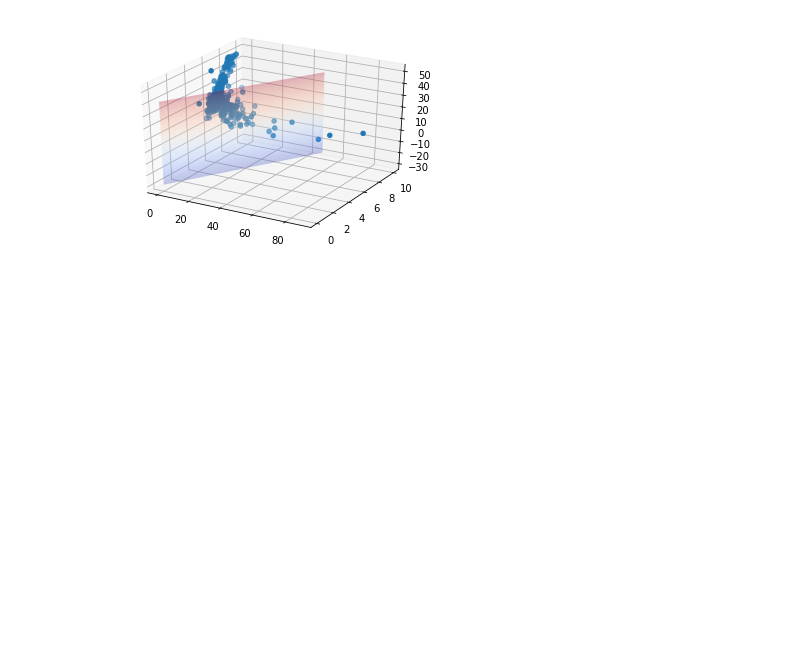
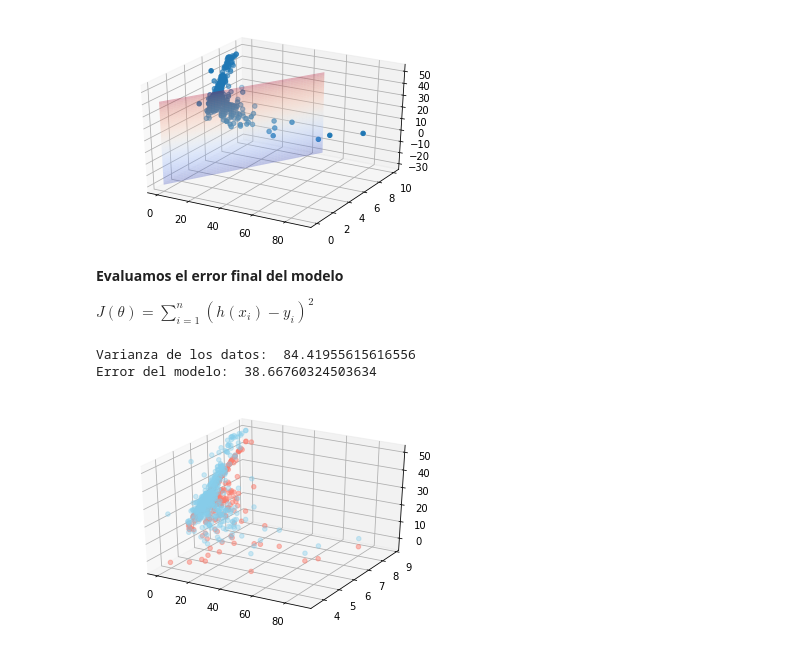
Before and after one commit to RedienTech/Regresion-Lineal-Multiple, a Jupyter notebook: NormalEquation.ipynb, the cells around one changed output. Cells and saved outputs as stored; diff of their text form; code cells hidden in the pictures; blank space fills up the shorter version.

```diff
--- a/NormalEquation.ipynb
+++ b/NormalEquation.ipynb
@@ -66,3 +66,29 @@ axis.scatter(_x[:,0], _x[:,1], Y)
 # %% [output]
 <mpl_toolkits.mplot3d.art3d.Path3DCollection at 0x...>
 [figure]
+# %% [markdown]
+**Evaluamos el error final del modelo**
+
+$J(\theta) = \sum_{i=1}^{n}(h(x_{i}) - y_{i})^2$
+# %%
+predictedY = model(X)
+
+#Graficamos las dispersiones de los datos reales y los predichos
+eFig = plt.figure()
+eAx = eFig.gca(projection='3d')
+#Color salmon para los valores predichos
+eAx.scatter(_x[:,0], _x[:,1], predictedY, c='salmon', alpha = 0.5)
+#Color azul para los valores reales
+eAx.scatter(_x[:,0], _x[:,1], Y, c = 'skyblue', alpha = 0.4)
+
+
+costFunction = lambda hx, y: np.sum((hx - y)**2) / len(hx)
+#Varianza de los datos y el error del modelo
+vari = np.var(Y)
+error = costFunction(predictedY, Y)
+print('Varianza de los datos: ',vari)
+print('Error del modelo: ', error)
+# %% [output]
+Varianza de los datos:  84.41955615616556
+Error del modelo:  38.66760324503634
+[figure, added]
```
Also changed, not shown: parts of 1 cell of this notebook, 1 other file.
